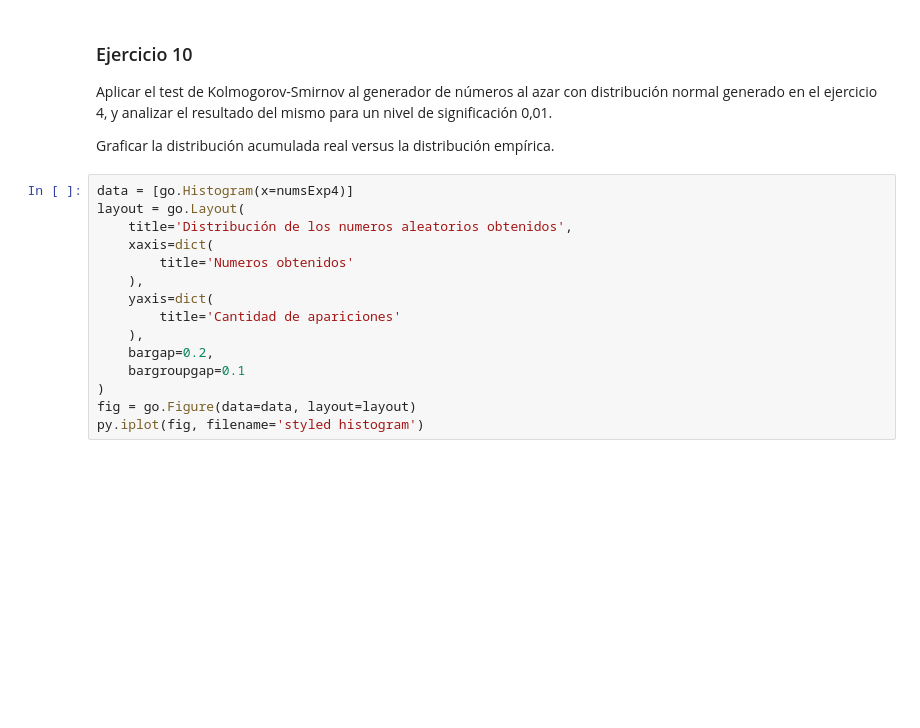
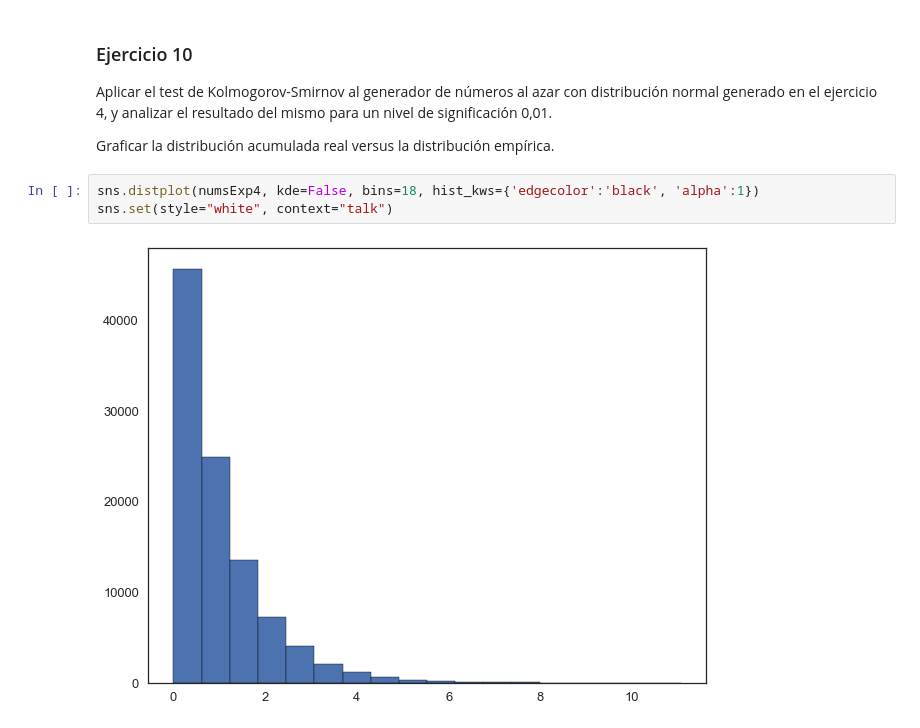
Before and after one commit to victorbravoarroyo/Simulacion, a Jupyter notebook: notebook.ipynb, the cells around one changed output. Drawn from its saved outputs; the diff is of its cells as text; blank space fills up the shorter version.

```diff
--- a/notebook.ipynb
+++ b/notebook.ipynb
@@ -612,18 +624,8 @@ Como $D^{2} > t$, entonces **rechazamos la hipótesis** diciendo que los datos n
 Aplicar el test de Kolmogorov-Smirnov al generador de números al azar con distribución normal generado en el ejercicio 4, y analizar el resultado del mismo para un nivel de significación 0,01.
 
 Graficar la distribución acumulada real versus la distribución empírica.
-# %%
-data = [go.Histogram(x=numsExp4)]
-layout = go.Layout(
-    title='Distribución de los numeros aleatorios obtenidos',
-    xaxis=dict(
-        title='Numeros obtenidos'
-    ),
-    yaxis=dict(
-        title='Cantidad de apariciones'
-    ),
-    bargap=0.2,
-    bargroupgap=0.1
-)
-fig = go.Figure(data=data, layout=layout)
-py.iplot(fig, filename='styled histogram')
+# %%
+sns.distplot(numsExp4, kde=False, bins=18, hist_kws={'edgecolor':'black', 'alpha':1})
+sns.set(style="white", context="talk")
+# %% [output]
+[figure, added]
```
Also changed, not shown: parts of 13 cells of this notebook.
